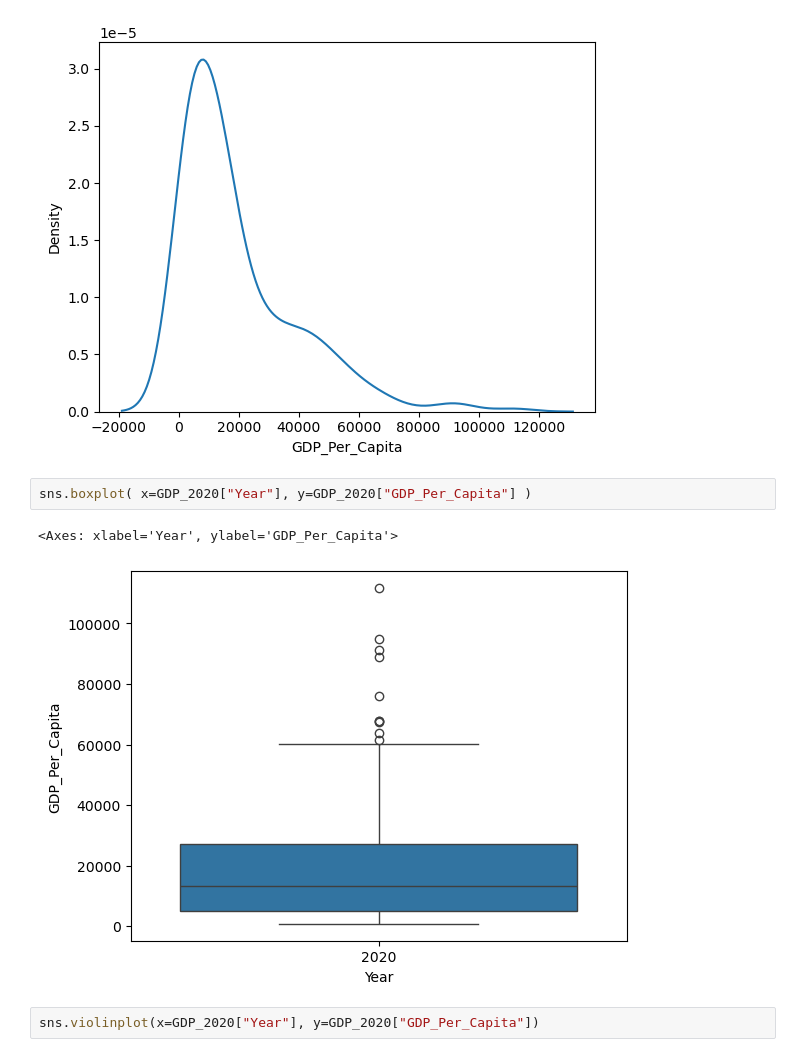
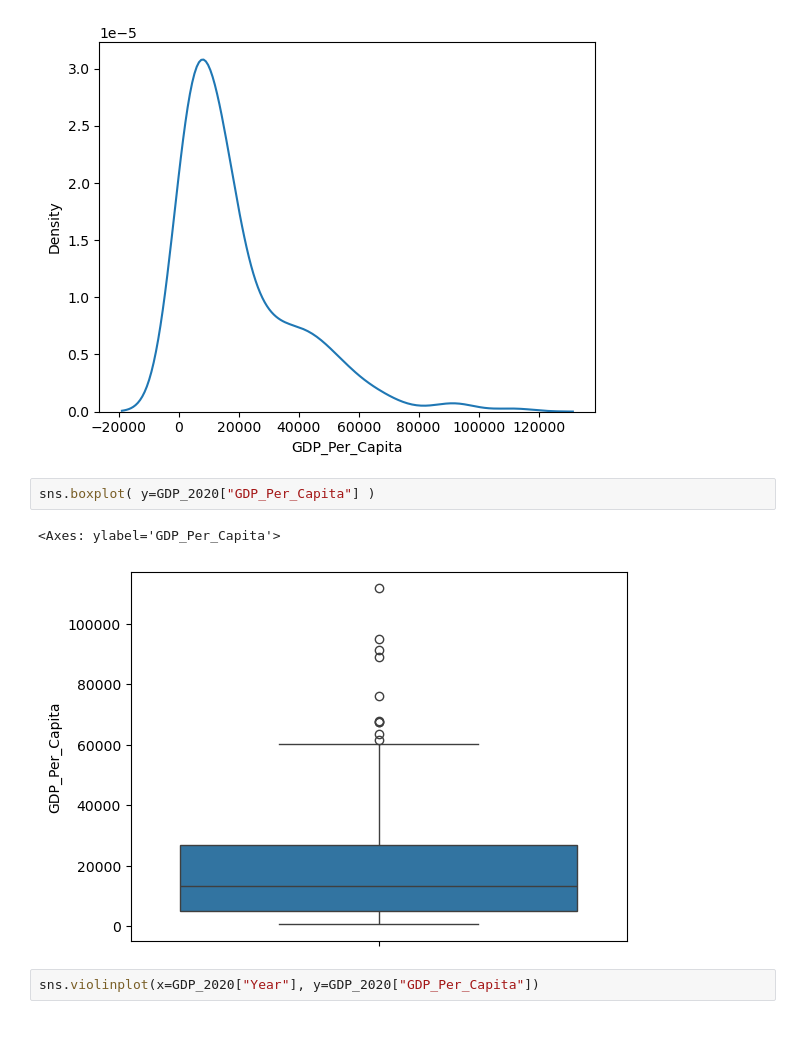
Before and after one commit to NSS-Data-Analytics-Cohort-12/un-python-jessbonillac, a Jupyter notebook: notebooks/Un.ipynb, the cells around one changed output. Saved outputs shown, nothing was run; the diff lists cells and outputs as text; blank space fills up the shorter version.

```diff
--- a/notebooks/Un.ipynb
+++ b/notebooks/Un.ipynb
@@ -87,10 +144,10 @@ sns.kdeplot(GDP_2020['GDP_Per_Capita'])
 <Axes: xlabel='GDP_Per_Capita', ylabel='Density'>
 [figure]
 # %%
-sns.boxplot( x=GDP_2020["Year"], y=GDP_2020["GDP_Per_Capita"] )
+sns.boxplot( y=GDP_2020["GDP_Per_Capita"] )
 # %% [output]
-<Axes: xlabel='Year', ylabel='GDP_Per_Capita'>
+<Axes: ylabel='GDP_Per_Capita'>
-[figure, old version]
+[figure, new version]
 # %%
 sns.violinplot(x=GDP_2020["Year"], y=GDP_2020["GDP_Per_Capita"])
 # %% [output]
```
Also changed, not shown: parts of 29 cells of this notebook.
